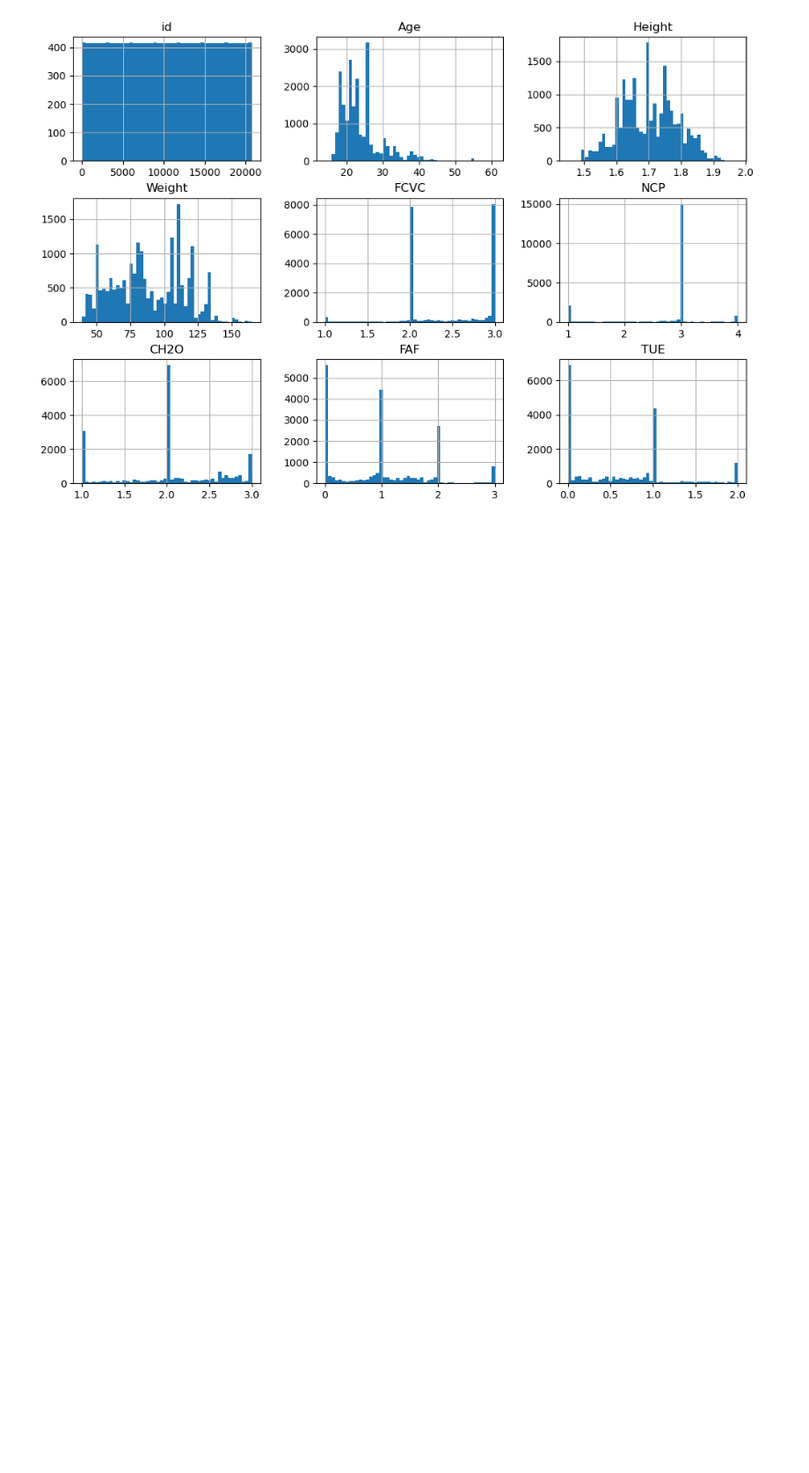
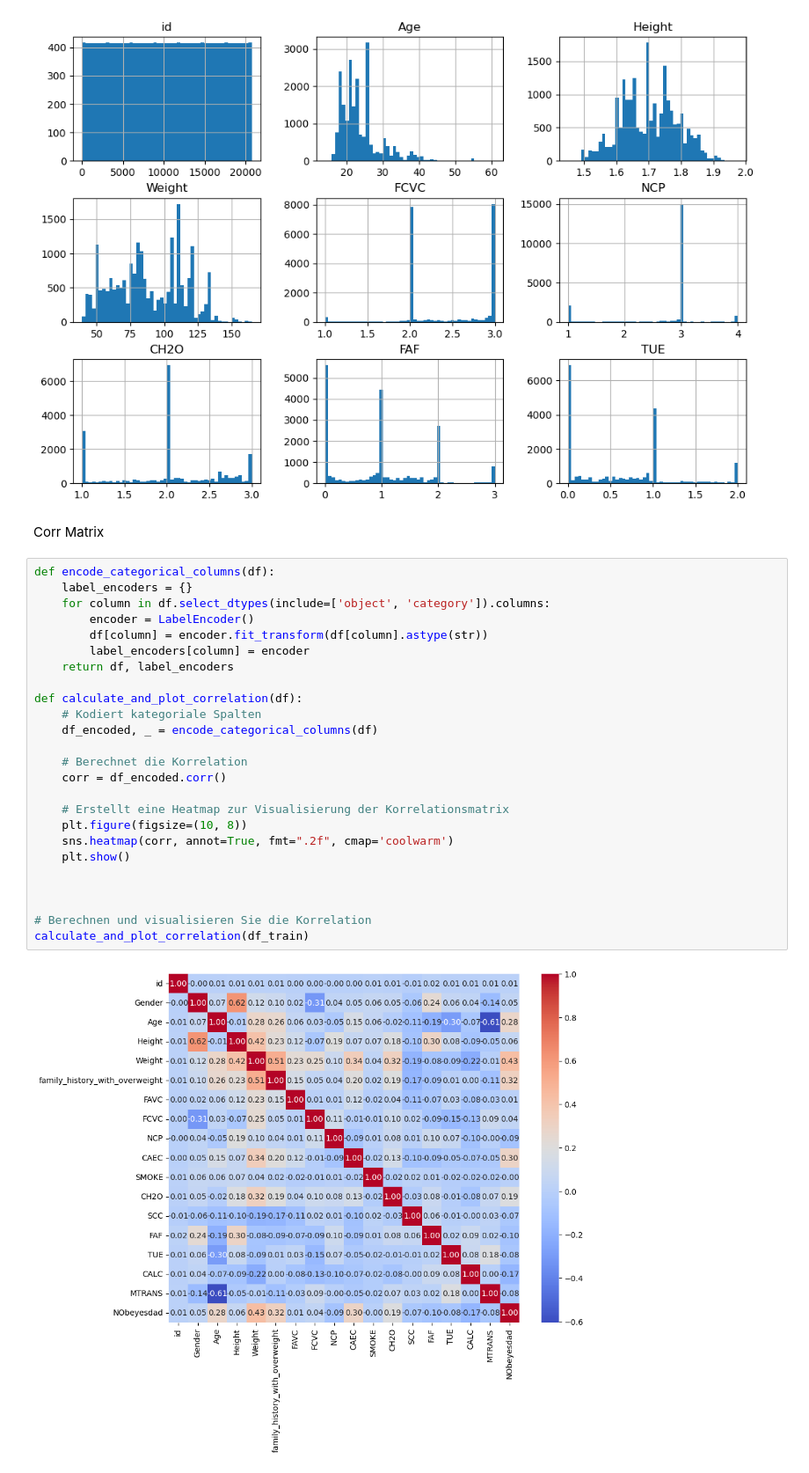
Before and after one commit to mailmezorro/playground-series-s4e2, a Jupyter notebook: main.ipynb, the cells around one changed output. Shown at 88% size. Drawn from its saved outputs; the diff is of its cells as text; blank space fills up the shorter version.

Commit message:
Correlation Matrix

```diff
--- a/main.ipynb
+++ b/main.ipynb
@@ -106,3 +124,32 @@ df_train.hist(bins=50, figsize=(12,8))
 plt.show()
 # %% [output]
 [figure]
+# %% [markdown]
+Corr Matrix
+# %%
+def encode_categorical_columns(df):
+    label_encoders = {}
+    for column in df.select_dtypes(include=['object', 'category']).columns:
+        encoder = LabelEncoder()
+        df[column] = encoder.fit_transform(df[column].astype(str))
+        label_encoders[column] = encoder
+    return df, label_encoders
+
+def calculate_and_plot_correlation(df):
+    # Kodiert kategoriale Spalten
+    df_encoded, _ = encode_categorical_columns(df)
+
+    # Berechnet die Korrelation
+    corr = df_encoded.corr()
+
+    # Erstellt eine Heatmap zur Visualisierung der Korrelationsmatrix
+    plt.figure(figsize=(10, 8))
+    sns.heatmap(corr, annot=True, fmt=".2f", cmap='coolwarm')
+    plt.show()
+
+
+
+# Berechnen und visualisieren Sie die Korrelation
+calculate_and_plot_correlation(df_train)
+# %% [output]
+[figure, added]
```
Also changed, not shown: parts of 4 cells of this notebook.
